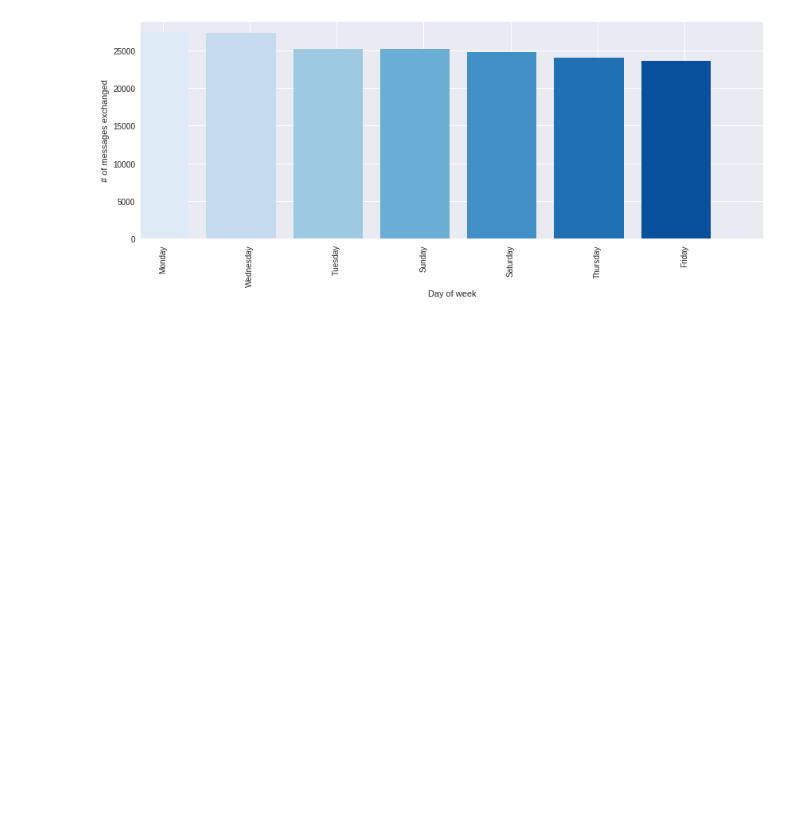
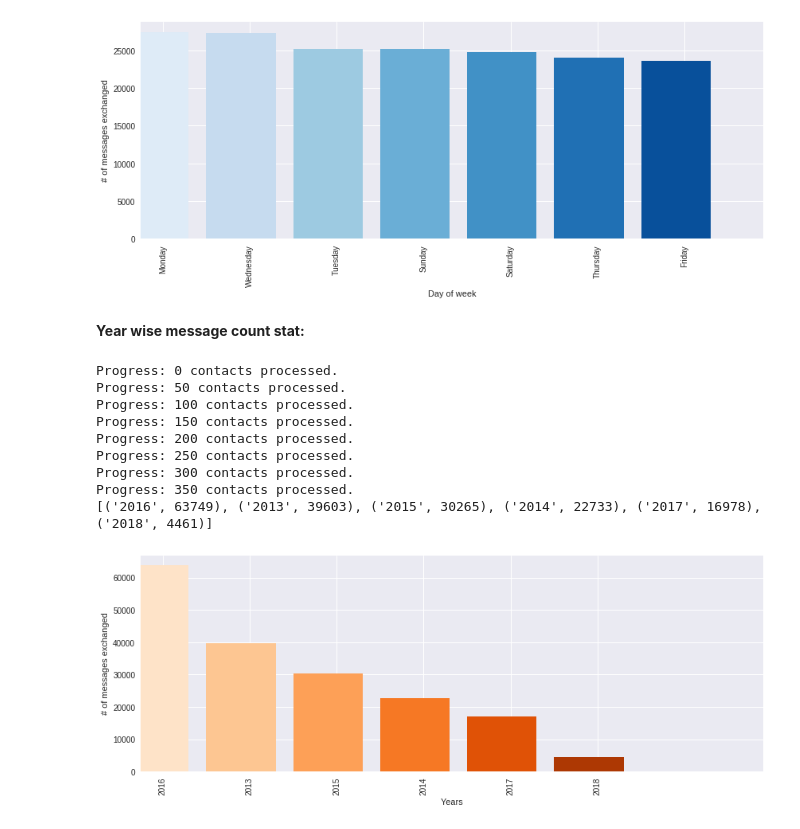
Before and after one commit to kaustavbhattacharjee/facebook-profile-data-analysis, a Jupyter notebook: FacebookDataVisualization.ipynb, the cells around one changed output. Saved outputs shown, nothing was run; the diff lists cells and outputs as text; code cells hidden in the pictures; blank space fills up the shorter version.

```diff
--- a/FacebookDataVisualization.ipynb
+++ b/FacebookDataVisualization.ipynb
@@ -348,3 +317,59 @@ Progress: 300 contacts processed.
 Progress: 350 contacts processed.
 [('Monday', 27428), ('Wednesday', 27347), ('Tuesday', 25251), ('Sunday', 25211), ('Saturday', 24810), ('Thursday', 24058), ('Friday', 23684)]
 [figure]
+# %% [markdown]
+**Year wise message count stat:**
+# %%
+def getYearwiseMessageCountStat(dirname):
+  yearinfodict = {}
+  num_files = getFileCount(dirname)
+  for i in range(num_files):
+    soup = BeautifulSoup(open(dirname+str(i)+'.html','r'), 'html.parser')
+    dayinfo = []
+    for items in soup.find_all('span','meta'):
+      timetext = str(items.text[-25:-20]).strip()
+      if timetext not in yearinfodict:
+        yearinfodict[timetext] = 1
+      else:
+        yearinfodict[timetext] += 1
+    if i%50 == 0:
+      print "Progress: "+ str(i) + " contacts processed."
+  return yearinfodict
+# %%
+def MessagebyYearGraphHelper(dirname,printstat):
+  yeardict = getYearwiseMessageCountStat(dirname)
+  yearlist = sorted(yeardict.items(), key=lambda x: x[1],reverse=True)
+  years = []
+  msgcount = []
+  for items in yearlist:
+    years.append(items[0])
+    msgcount.append(items[1])
+  if printstat:
+    print yearlist
+  return years, msgcount
+# %%
+def getMessagebyYearGraph(dirname,printstat = False):
+  x,y = MessagebyYearGraphHelper(dirname,printstat)
+  n = len(x)
+  sns.set_context(rc={"figure.figsize": (14, 5)})
+  nd = np.arange(n)
+  width=0.2
+  plt.xticks(nd+width/2., x,rotation = 90)
+  plt.xlim(-0.15,7)
+  plt.xlabel("Years")
+  plt.ylabel("# of messages exchanged")
+  fig = plt.bar(nd, y, color=sns.color_palette("Oranges",n))
+  plt.show()
+# %%
+getMessagebyYearGraph('drive/COLAB/Facebook/Message/', True)
+# %% [output]
+Progress: 0 contacts processed.
+Progress: 50 contacts processed.
+Progress: 100 contacts processed.
+Progress: 150 contacts processed.
+Progress: 200 contacts processed.
+Progress: 250 contacts processed.
+Progress: 300 contacts processed.
+Progress: 350 contacts processed.
+[('2016', 63749), ('2013', 39603), ('2015', 30265), ('2014', 22733), ('2017', 16978), ('2018', 4461)]
+[figure, added]
```
Also changed, not shown: parts of 7 cells of this notebook.
